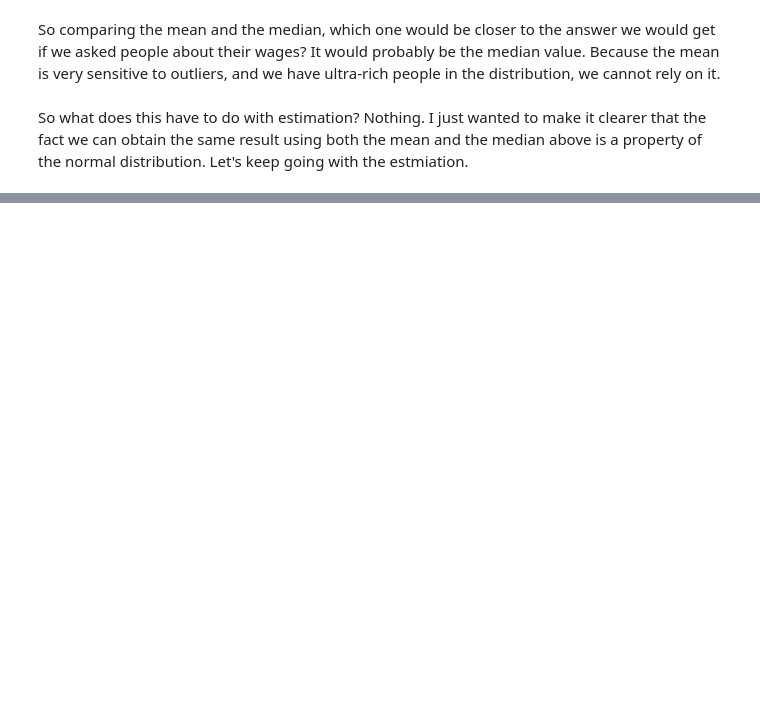
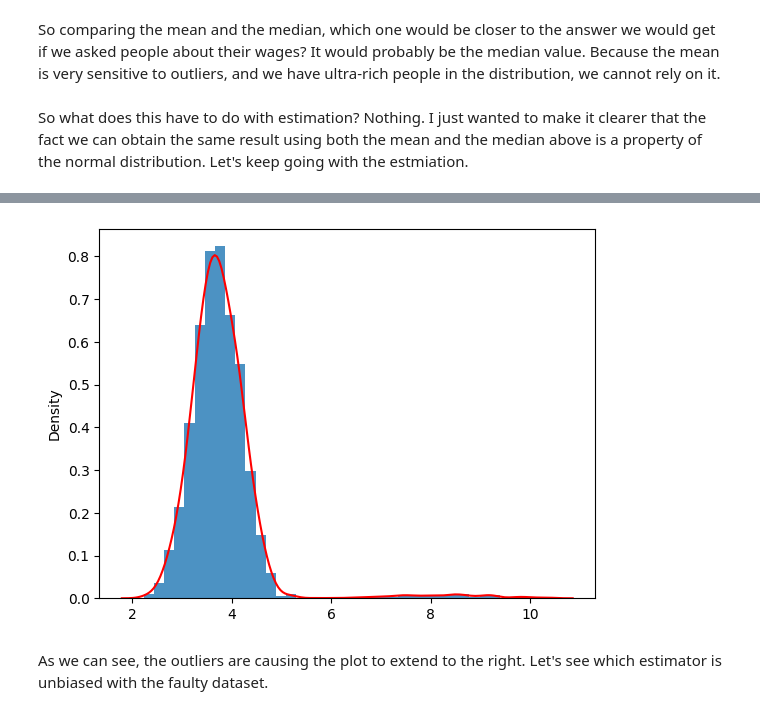
Before and after one commit to dybdeskarphet/statistics, a Jupyter notebook: notes/think_stats/08_estimation.ipynb, the cells around one changed output, grey strips where cells are left out. Saved outputs shown, nothing was run; the diff lists cells and outputs as text; code cells hidden in the pictures; blank space fills up the shorter version.

```diff
--- a/notes/think_stats/08_estimation.ipynb
+++ b/notes/think_stats/08_estimation.ipynb
@@ -112,0 +152,17 @@ So what does this have to do with estimation? Nothing. I just wanted to make it
+# %%
+def make_normal_sample_with_errors(mu, sigma, n):
+    sample = np.random.normal(mu, sigma, n)
+    factor = np.random.choice([1, 1 / pound], p=[0.98, 0.02], size=n)
+    return factor * sample
+# %%
+sample = make_normal_sample_with_errors(mu, sigma, 5000)
+sample_pdf = pd.Series(sample).value_counts(normalize=True)
+# %%
+fig, ax = plt.subplots()
+ax.hist(sample, bins=40, density=True, alpha=0.8)
+sns.kdeplot(sample, ax=ax, color="red")
+plt.show()
+# %% [output]
+[figure, added]
+# %% [markdown]
+As we can see, the outliers are causing the plot to extend to the right. Let's see which estimator is unbiased with the faulty dataset.
```
Also changed, not shown: parts of 17 cells of this notebook, 1 other file.
